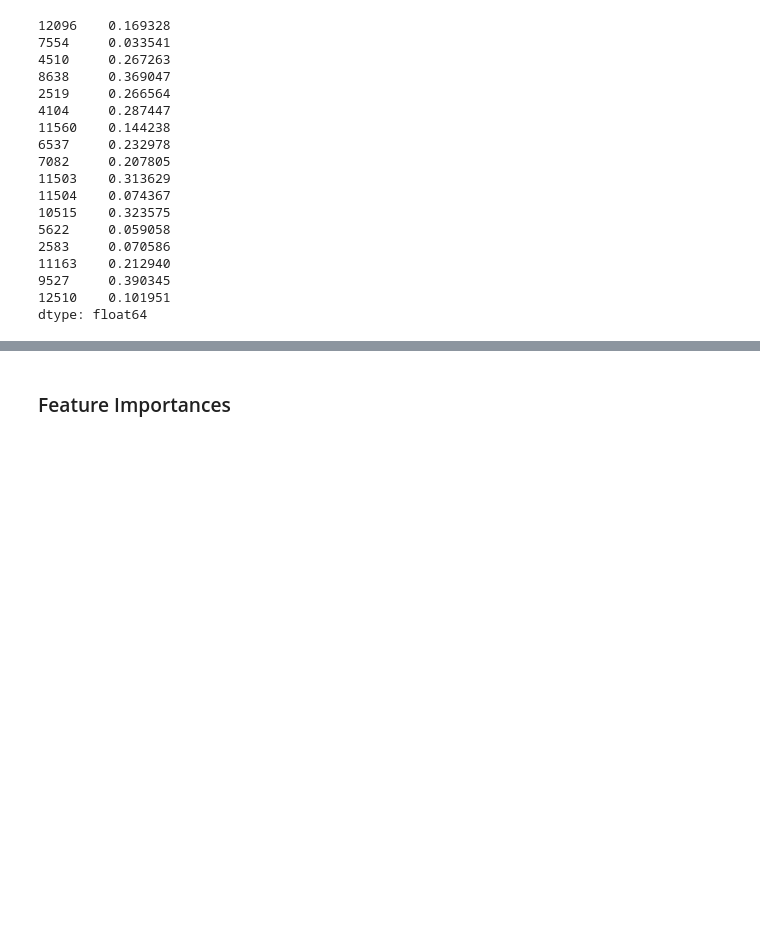
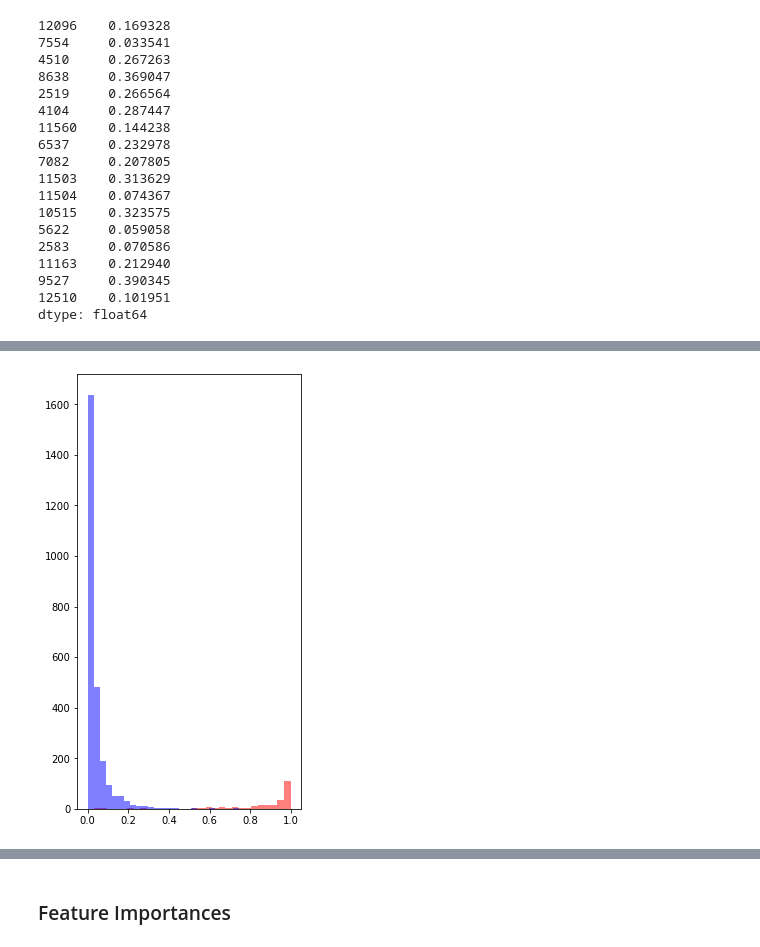
Before and after one commit to kellystroh/Fraud_Detection_Classifier, a Jupyter notebook: model_tuning_RFC.ipynb, the cells around one changed output, grey strips where cells are left out. Cells and saved outputs as stored; diff of their text form; code cells hidden in the pictures; blank space fills up the shorter version.

```diff
--- a/model_tuning_RFC.ipynb
+++ b/model_tuning_RFC.ipynb
@@ -291,0 +302,9 @@ plt.show()
+# %%
+plt.figure(figsize=(4,8))
+plt.hist(pred_prob_fraud[actual_positives], bins=30, alpha=.5, color='red')
+plt.hist(pred_prob_fraud[actual_negatives], bins=30, alpha=.5, color = 'blue')
+# plt.ylim(0, 100)
+
+plt.show()
+# %% [output]
+[figure, added]
```
Also changed, not shown: parts of 4 cells of this notebook, 2 other files.
